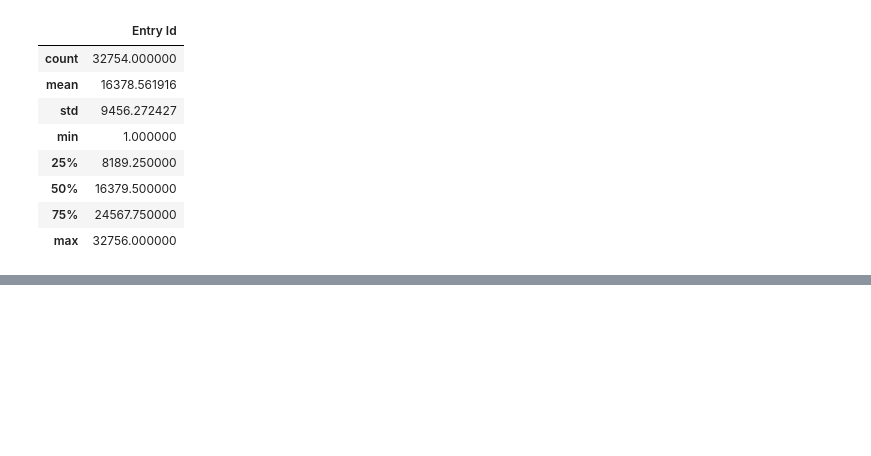
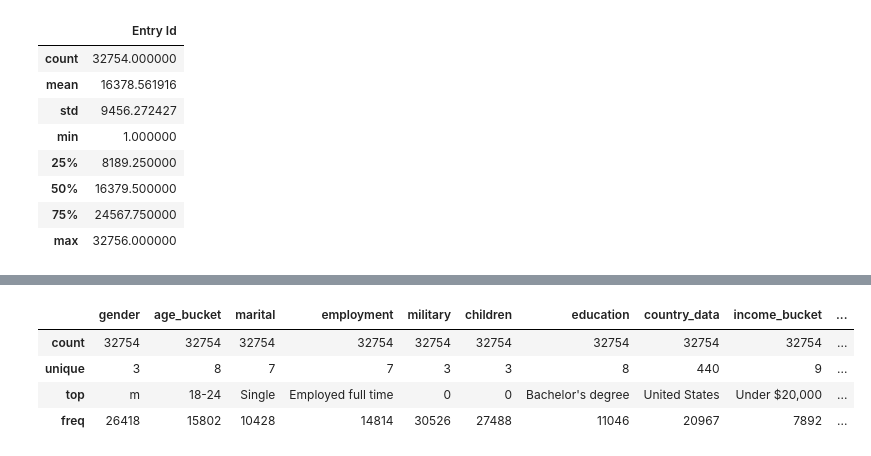
Before and after one commit to gnitnuj/RedditSurveyRandomForests, a Jupyter notebook: Reddit Survey.ipynb, the cells around one changed output, grey strips where cells are left out. Saved outputs shown, nothing was run; the diff lists cells and outputs as text; code cells hidden in the pictures; blank space fills up the shorter version.

```diff
--- a/Reddit Survey.ipynb
+++ b/Reddit Survey.ipynb
@@ -39,0 +59,2 @@ X.describe()
+# %%
+df.drop(["Unnamed: 14", "Unnamed: 15", "Unnamed: 16", "Unnamed: 17", "Unnamed: 18", "Unnamed: 19"], axis=1, inplace=True)
@@ -39,0 +172,3 @@ X.describe()
+# %%
+# drop state per instructions
+df.drop("state", axis=1, inplace=True)
@@ -39,0 +272,12 @@ X.describe()
+# %%
+def describe_categorical(df):
+    from IPython.display import display, HTML
+    display(HTML(df[df.columns[df.dtypes == "object"]].describe().to_html()))
+
+describe_categorical(df)
+# %% [output]
+|  | gender | age_bucket | marital | employment | military | children | education | country_data | income_bucket | ... |
+| count | 32754 | 32754 | 32754 | 32754 | 32754 | 32754 | 32754 | 32754 | 32754 | ... |
+| unique | 3 | 8 | 7 | 7 | 3 | 3 | 8 | 440 | 9 | ... |
+| top | m | 18-24 | Single | Employed full time | 0 | 0 | Bachelor's degree | United States | Under $20,000 | ... |
+| freq | 26418 | 15802 | 10428 | 14814 | 30526 | 27488 | 11046 | 20967 | 7892 | ... |
```
Also changed, not shown: parts of 28 cells of this notebook.
